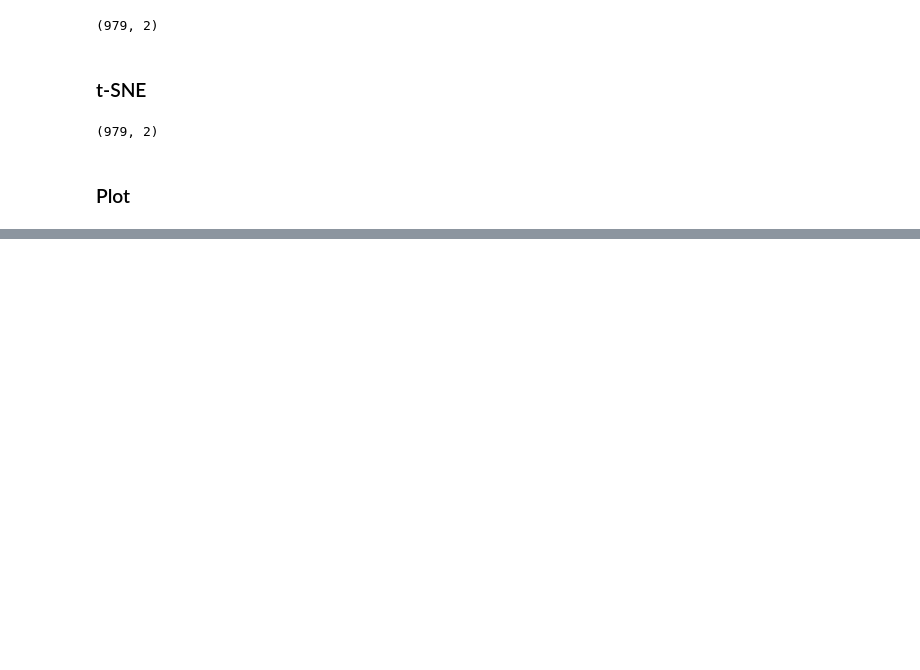
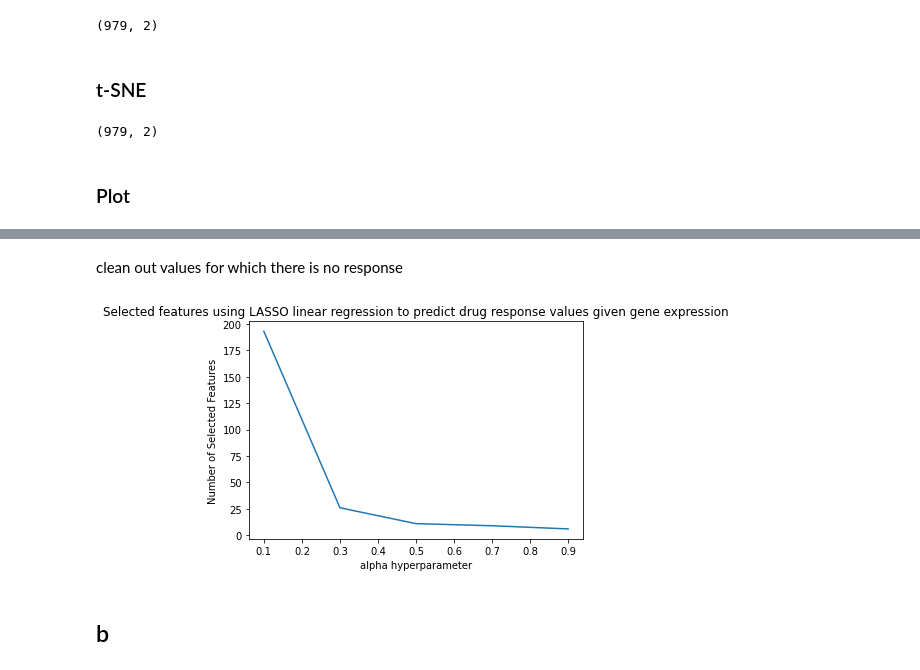
Before and after one commit to williamrobotma/ECSE556-HW1, a Jupyter notebook: HW1.ipynb, the cells around one changed output, grey strips where cells are left out. Saved outputs shown, nothing was run; the diff lists cells and outputs as text; code cells hidden in the pictures; blank space fills up the shorter version.

```diff
--- a/HW1.ipynb
+++ b/HW1.ipynb
@@ -83,0 +231,2 @@ ValueError: If using all scalar values, you must pass an index
+# %% [markdown]
+clean out values for which there is no response
@@ -83,0 +235,3 @@ ValueError: If using all scalar values, you must pass an index
+# %%
+drug_response = drug_response.loc[dox_notna]
+cellsT = cellsT.loc[dox_notna]
@@ -83,0 +240,17 @@ ValueError: If using all scalar values, you must pass an index
+# %%
+X = cellsT.values
+y = drug_response.doxorubicin.values
+
+
+
+# alphas = np.array([0.1, 0.3, 0.5, 0.7, 0.9])
+# clf = Lasso(alpha=alphas[0],
+#             fit_intercept=False,
+#             warm_start=True,
+#             selection='random',
+#             random_state=42,
+#             max_iter=10000)
+
+
+# coefs = clf.fit(X, y).coef_
+# print(coefs)
@@ -83,0 +259,22 @@ ValueError: If using all scalar values, you must pass an index
+# %%
+coefs = np.empty((alphas.size, X.shape[1]))
+for i, alpha in enumerate(alphas):
+    clf = Lasso(alpha=alpha,
+            fit_intercept=False,
+            selection='random',
+            random_state=42,
+            max_iter=100000)
+
+    coefs[i] = clf.fit(X, y).coef_
+# %%
+num_coeffs = np.array([np.count_nonzero(coef) for coef in coefs])
+# %%
+plt.plot(alphas, num_coeffs)
+plt.xlabel('alpha hyperparameter')
+plt.ylabel('Number of Selected Features')
+plt.title('Selected features using LASSO linear regression to predict drug response values given gene expression')
+plt.show()
+# %% [output]
+[figure, added]
+# %% [markdown]
+## b
```
Also changed, not shown: parts of 26 cells of this notebook, 1 other file.
